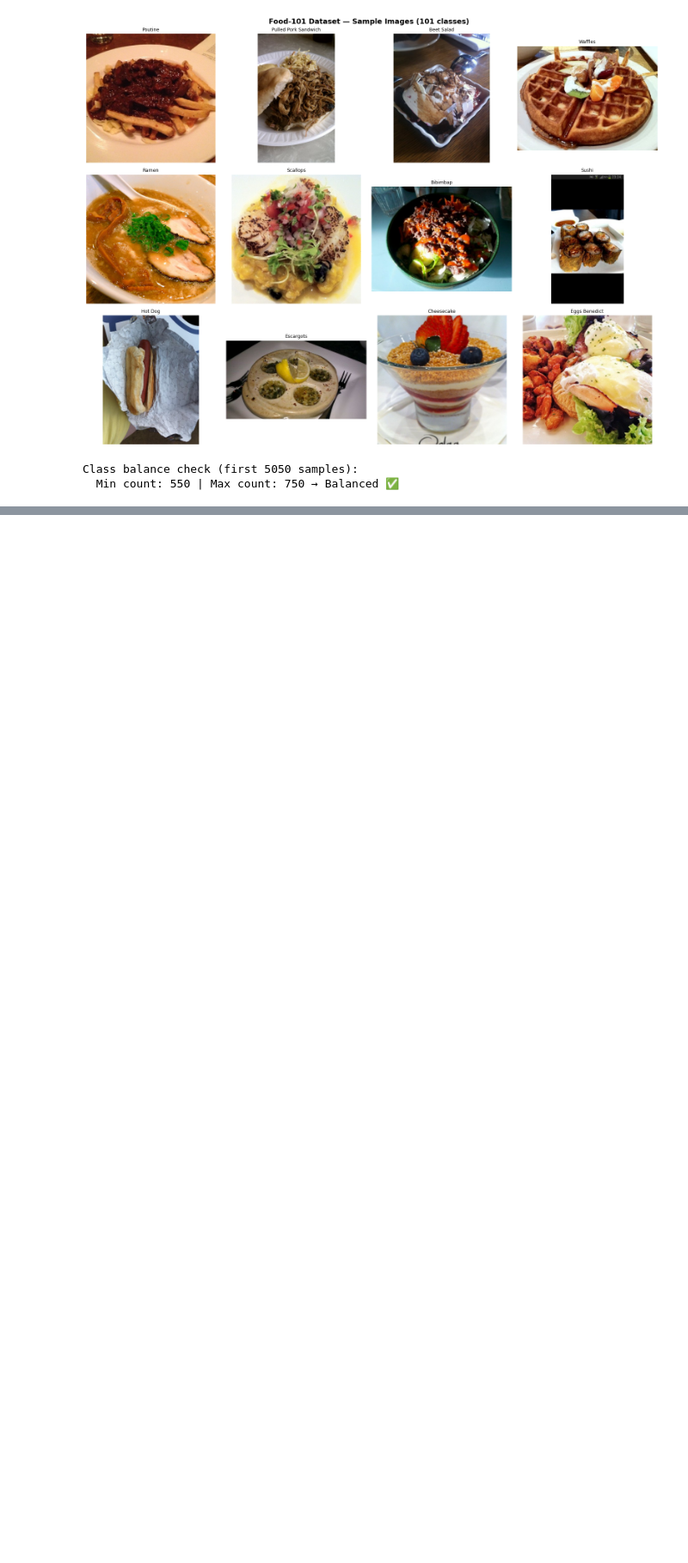
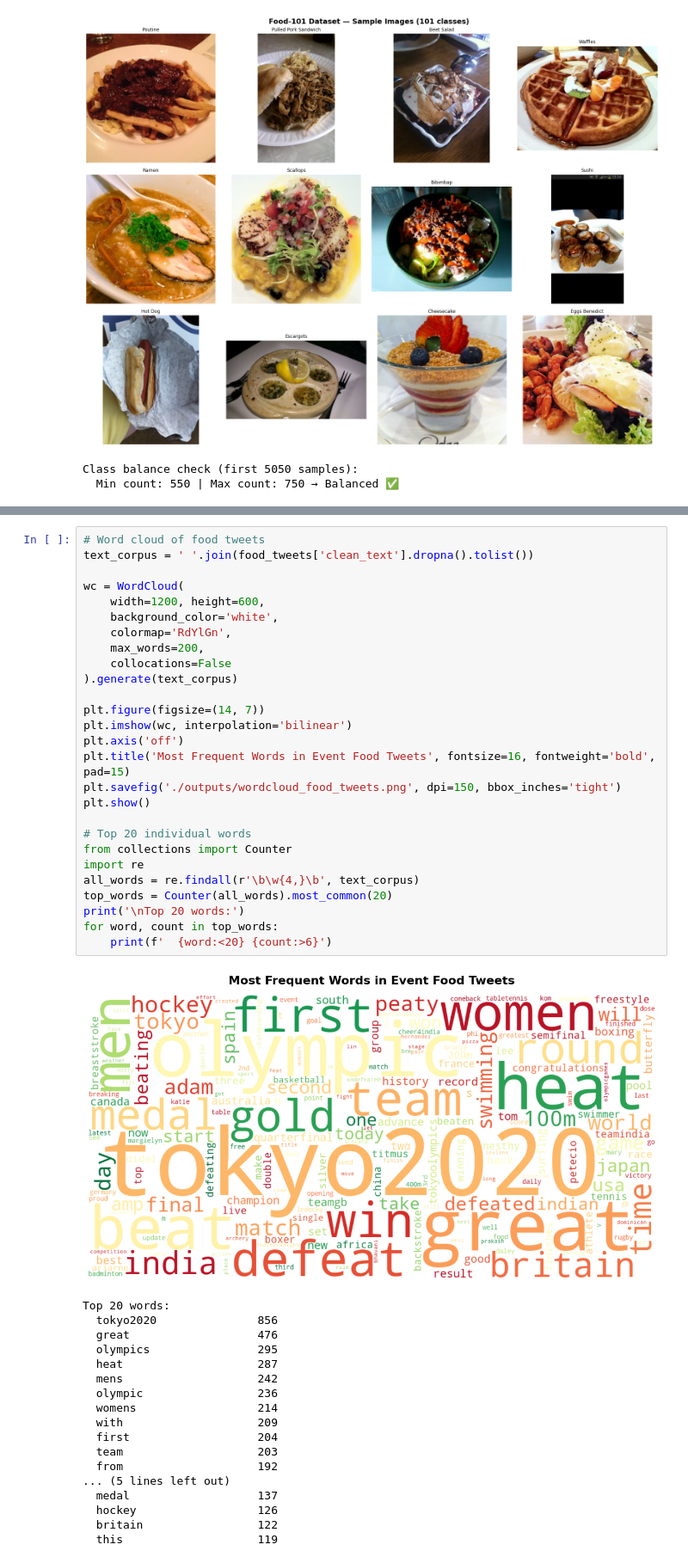
Before and after one commit to manojrawat1262/dining-trend-analysis, a Jupyter notebook: analysis_wip.ipynb, the cells around one changed output, grey strips where cells are left out. Shown at 86% size. Drawn from its saved outputs; the diff is of its cells as text; blank space fills up the shorter version.

```diff
--- a/analysis_wip.ipynb
+++ b/analysis_wip.ipynb
@@ -625,0 +714,46 @@ Class balance check (first 5050 samples):
+# %%
+# Word cloud of food tweets
+text_corpus = ' '.join(food_tweets['clean_text'].dropna().tolist())
+
+wc = WordCloud(
+    width=1200, height=600,
+    background_color='white',
+    colormap='RdYlGn',
+    max_words=200,
+    collocations=False
+).generate(text_corpus)
+
+plt.figure(figsize=(14, 7))
+plt.imshow(wc, interpolation='bilinear')
+plt.axis('off')
+plt.title('Most Frequent Words in Event Food Tweets', fontsize=16, fontweight='bold', pad=15)
+plt.savefig('./outputs/wordcloud_food_tweets.png', dpi=150, bbox_inches='tight')
+plt.show()
+
+# Top 20 individual words
+from collections import Counter
+import re
+all_words = re.findall(r'\b\w{4,}\b', text_corpus)
+top_words = Counter(all_words).most_common(20)
+print('\nTop 20 words:')
+for word, count in top_words:
+    print(f'  {word:<20} {count:>6}')
+# %% [output]
+[figure, added]
+Top 20 words:
+  tokyo2020               856
+  great                   476
+  olympics                295
+  heat                    287
+  mens                    242
+  olympic                 236
+  womens                  214
+  with                    209
+  first                   204
+  team                    203
+  from                    192
+... (5 lines left out)
+  medal                   137
+  hockey                  126
+  britain                 122
+  this                    119
```
Also changed, not shown: parts of 2 cells of this notebook.
